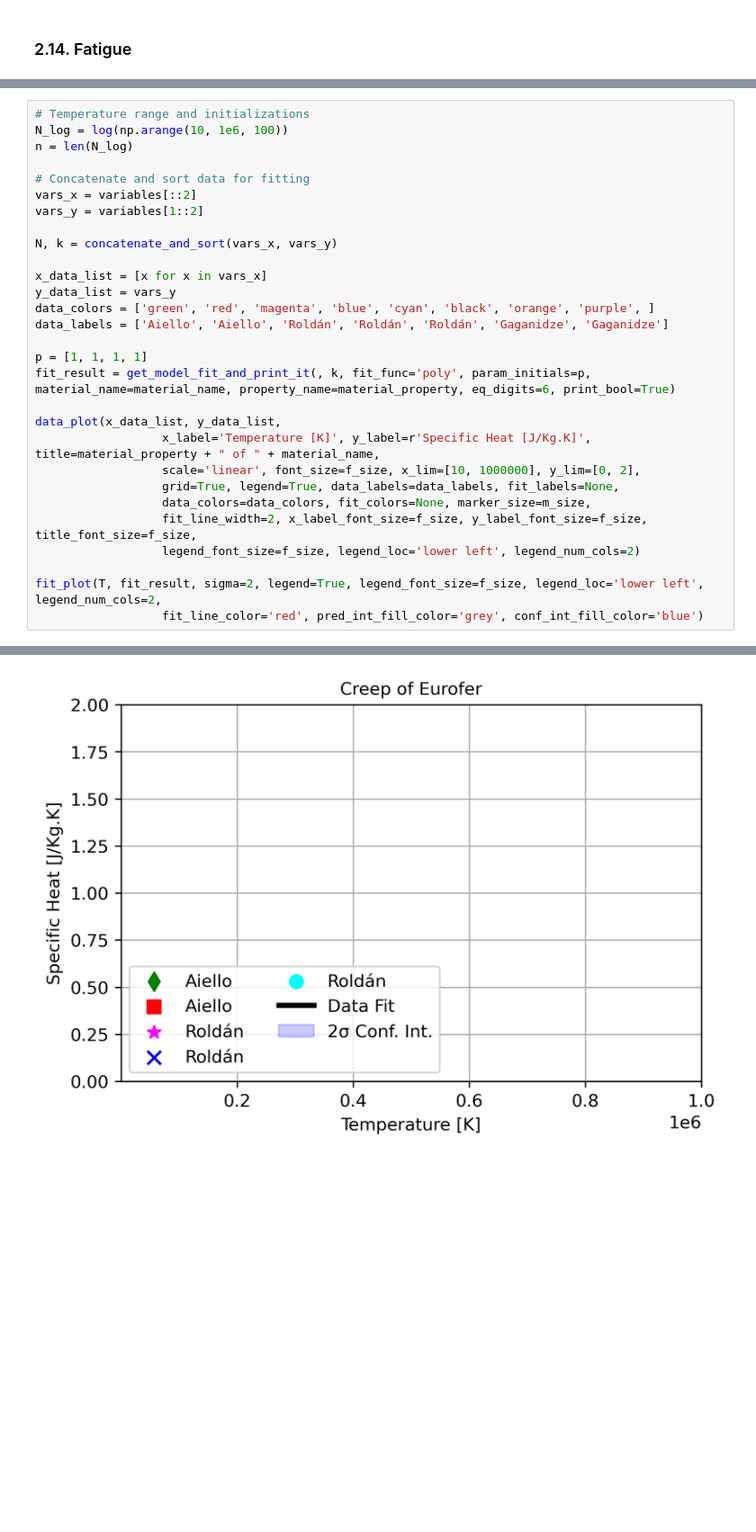
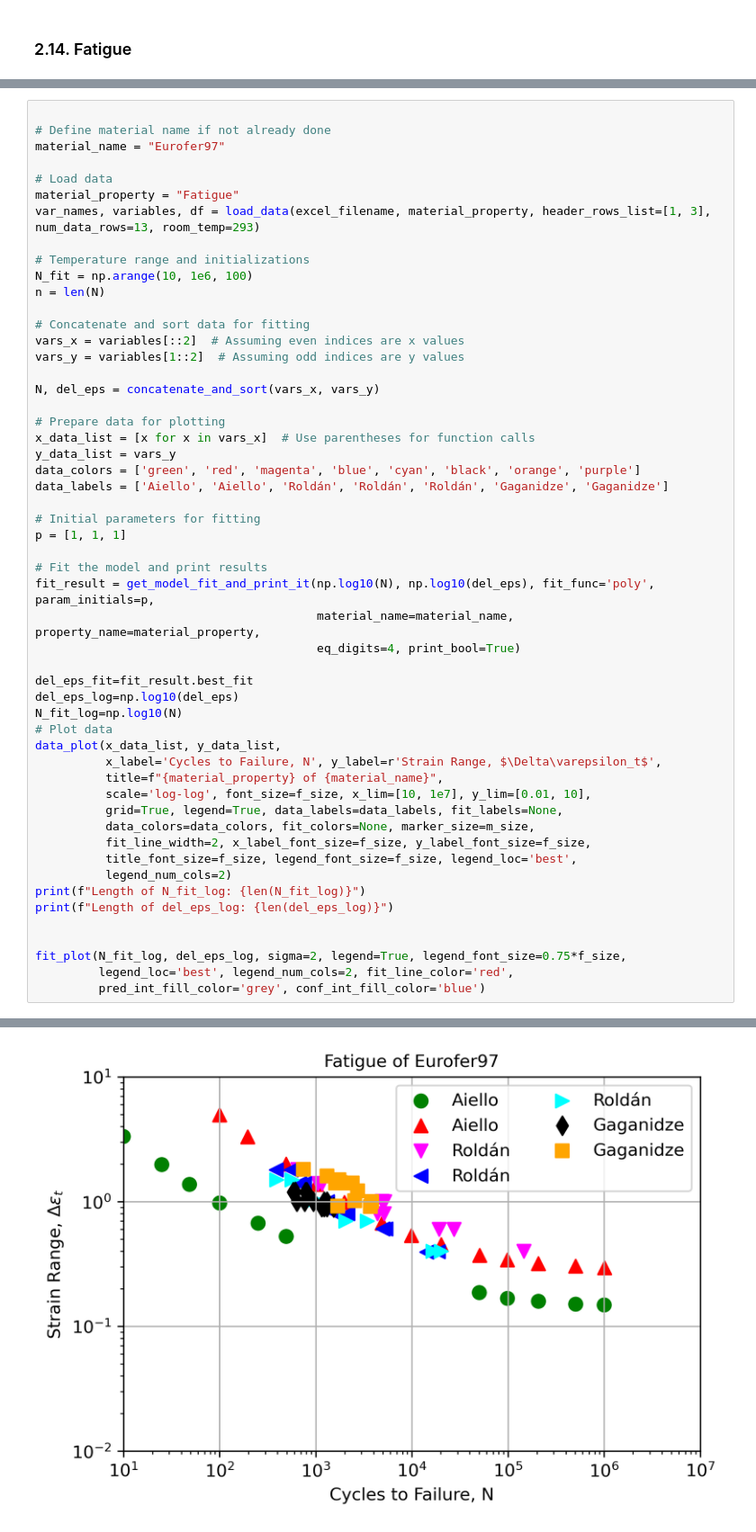
Before and after one commit to Ghoniem-Org/DatabaseCodes, a Jupyter notebook: Jupyter/Eurofer_2_0.ipynb, the cells around one changed output, grey strips where cells are left out. Shown at 90% size. Cells and saved outputs as stored; diff of their text form; blank space fills up the shorter version.

Commit message:
added Santtu's file for Eurofer and made small changes in main files

```diff
--- a/Jupyter/Eurofer_2_0.ipynb
+++ b/Jupyter/Eurofer_2_0.ipynb
@@ -1767,30 +1764,54 @@ var_names, variables, df = load_data(excel_filename, material_property, header_r
 # %%
+
+# Define material name if not already done
+material_name = "Eurofer97"
+
+# Load data
+material_property = "Fatigue"
+var_names, variables, df = load_data(excel_filename, material_property, header_rows_list=[1, 3], num_data_rows=13, room_temp=293)
+
 # Temperature range and initializations
-N_log = log(np.arange(10, 1e6, 100))
-n = len(N_log)
+N_fit = np.arange(10, 1e6, 100)
+n = len(N)
 
 # Concatenate and sort data for fitting
-vars_x = variables[::2]
-vars_y = variables[1::2]
+vars_x = variables[::2]  # Assuming even indices are x values
+vars_y = variables[1::2]  # Assuming odd indices are y values
 
-N, k = concatenate_and_sort(vars_x, vars_y)
+N, del_eps = concatenate_and_sort(vars_x, vars_y)
 
-x_data_list = [x for x in vars_x]
+# Prepare data for plotting
+x_data_list = [x for x in vars_x]  # Use parentheses for function calls
 y_data_list = vars_y
-data_colors = ['green', 'red', 'magenta', 'blue', 'cyan', 'black', 'orange', 'purple', ]
+data_colors = ['green', 'red', 'magenta', 'blue', 'cyan', 'black', 'orange', 'purple']
 data_labels = ['Aiello', 'Aiello', 'Roldán', 'Roldán', 'Roldán', 'Gaganidze', 'Gaganidze']
 
-p = [1, 1, 1, 1]
-fit_result = get_model_fit_and_print_it(, k, fit_func='poly', param_initials=p, material_name=material_name, property_name=material_property, eq_digits=6, print_bool=True)
+# Initial parameters for fitting
+p = [1, 1, 1]
 
+# Fit the model and print results
+fit_result = get_model_fit_and_print_it(np.log10(N), np.log10(del_eps), fit_func='poly', param_initials=p,
+                                        material_name=material_name, property_name=material_property,
+                                        eq_digits=4, print_bool=True)
+
+del_eps_fit=fit_result.best_fit
+del_eps_log=np.log10(del_eps)
+N_fit_log=np.log10(N)
+# Plot data
 data_plot(x_data_list, y_data_list,
-                  x_label='Temperature [K]', y_label=r'Specific Heat [J/Kg.K]', title=material_property + " of " + material_name,
-                  scale='linear', font_size=f_size, x_lim=[10, 1000000], y_lim=[0, 2],
-                  grid=True, legend=True, data_labels=data_labels, fit_labels=None,
-                  data_colors=data_colors, fit_colors=None, marker_size=m_size,
-                  fit_line_width=2, x_label_font_size=f_size, y_label_font_size=f_size, title_font_size=f_size,
-                  legend_font_size=f_size, legend_loc='lower left', legend_num_cols=2)
+          x_label='Cycles to Failure, N', y_label=r'Strain Range, $\Delta\varepsilon_t$',
+          title=f"{material_property} of {material_name}",
+          scale='log-log', font_size=f_size, x_lim=[10, 1e7], y_lim=[0.01, 10],
+          grid=True, legend=True, data_labels=data_labels, fit_labels=None,
+          data_colors=data_colors, fit_colors=None, marker_size=m_size,
+          fit_line_width=2, x_label_font_size=f_size, y_label_font_size=f_size,
+          title_font_size=f_size, legend_font_size=f_size, legend_loc='best',
+          legend_num_cols=2)
+print(f"Length of N_fit_log: {len(N_fit_log)}")
+print(f"Length of del_eps_log: {len(del_eps_log)}")
 
-fit_plot(T, fit_result, sigma=2, legend=True, legend_font_size=f_size, legend_loc='lower left', legend_num_cols=2,
-                  fit_line_color='red', pred_int_fill_color='grey', conf_int_fill_color='blue')
+
+fit_plot(N_fit_log, del_eps_log, sigma=2, legend=True, legend_font_size=0.75*f_size,
+         legend_loc='best', legend_num_cols=2, fit_line_color='red',
+         pred_int_fill_color='grey', conf_int_fill_color='blue')
 # %% [output]
@@ -1819 +1860 @@ $\boxed{ + 1.44337 \times 10^{2} - 2.43627 \times 10^{-3} T + 2.50774 \times 10^
-[figure, old version]
+[figure, new version]
```
Also changed, not shown: parts of 2 cells of this notebook, 10 other files.
